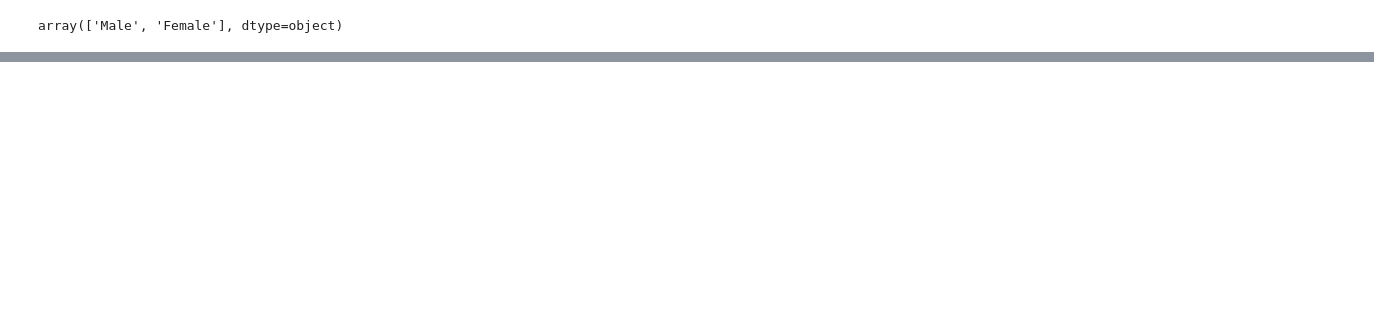
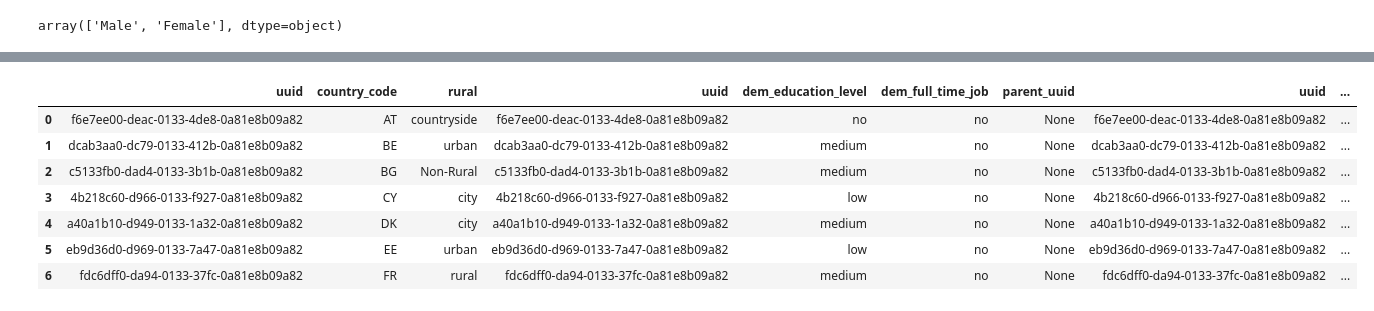
Before and after one commit to alvarogmf/ih_datamadpt1120_project_m1, a Jupyter notebook: notebooks/SQL Tables.ipynb, the cells around one changed output, grey strips where cells are left out. Saved outputs shown, nothing was run; the diff lists cells and outputs as text; code cells hidden in the pictures; blank space fills up the shorter version.

```diff
--- a/notebooks/SQL Tables.ipynb
+++ b/notebooks/SQL Tables.ipynb
@@ -192,0 +239,3 @@ main_table
+# %%
+clean_jobs = jobs[['parent_uuid','title']]
+clean_jobs
@@ -192,0 +272,11 @@ main_table
+# %%
+table_query2 = """SELECT *
+FROM country_info
+JOIN career_info ON career_info.uuid = country_info.uuid
+JOIN personal_info ON personal_info.uuid = country_info.uuid
+GROUP BY country_info.country_code"""
+
+main_table2 = pd.read_sql_query(table_query2,engine)
+main_table2.rename(columns={'normalized_job_code': 'parent_uuid'},inplace=True)
+
+main_table2.head()
@@ -192,0 +290,12 @@ main_table
+# %%
+final2 = pd.merge(main_table2, clean_jobs, on="parent_uuid")
+final2
+# %% [output]
+|  | uuid | country_code | rural | uuid | dem_education_level | dem_full_time_job | parent_uuid | uuid | ... |
+| 0 | f6e7ee00-deac-0133-4de8-0a81e8b09a82 | AT | countryside | f6e7ee00-deac-0133-4de8-0a81e8b09a82 | no | no | None | f6e7ee00-deac-0133-4de8-0a81e8b09a82 | ... |
+| 1 | dcab3aa0-dc79-0133-412b-0a81e8b09a82 | BE | urban | dcab3aa0-dc79-0133-412b-0a81e8b09a82 | medium | no | None | dcab3aa0-dc79-0133-412b-0a81e8b09a82 | ... |
+| 2 | c5133fb0-dad4-0133-3b1b-0a81e8b09a82 | BG | Non-Rural | c5133fb0-dad4-0133-3b1b-0a81e8b09a82 | medium | no | None | c5133fb0-dad4-0133-3b1b-0a81e8b09a82 | ... |
+| 3 | 4b218c60-d966-0133-f927-0a81e8b09a82 | CY | city | 4b218c60-d966-0133-f927-0a81e8b09a82 | low | no | None | 4b218c60-d966-0133-f927-0a81e8b09a82 | ... |
+| 4 | a40a1b10-d949-0133-1a32-0a81e8b09a82 | DK | city | a40a1b10-d949-0133-1a32-0a81e8b09a82 | medium | no | None | a40a1b10-d949-0133-1a32-0a81e8b09a82 | ... |
+| 5 | eb9d36d0-d969-0133-7a47-0a81e8b09a82 | EE | urban | eb9d36d0-d969-0133-7a47-0a81e8b09a82 | low | no | None | eb9d36d0-d969-0133-7a47-0a81e8b09a82 | ... |
+| 6 | fdc6dff0-da94-0133-37fc-0a81e8b09a82 | FR | rural | fdc6dff0-da94-0133-37fc-0a81e8b09a82 | medium | no | None | fdc6dff0-da94-0133-37fc-0a81e8b09a82 | ... |
```
Also changed, not shown: parts of 10 cells of this notebook, 5 other files.
